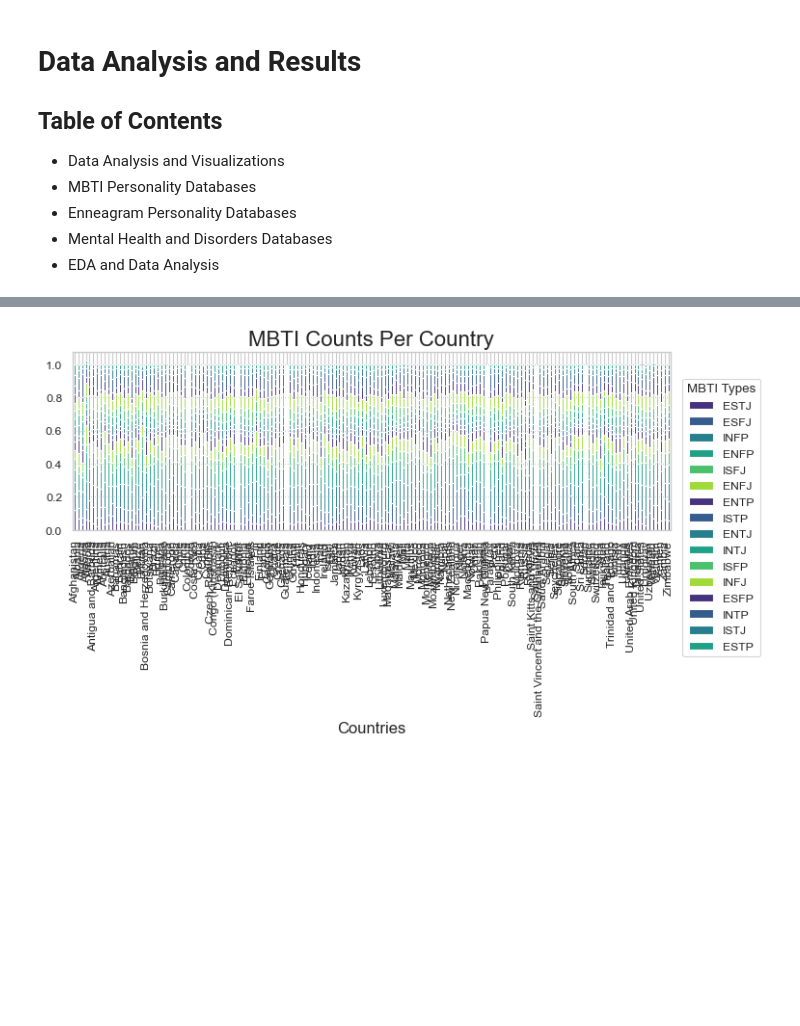
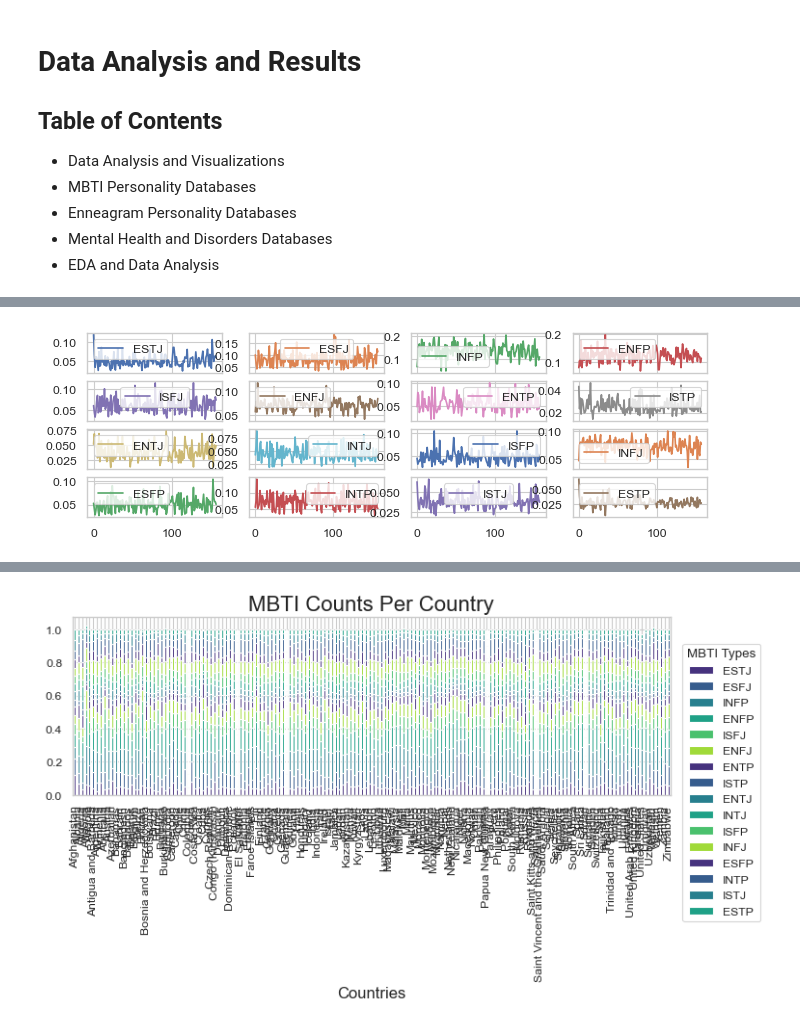
Before and after one commit to BellaIngenue/TypologyAndMentalHealth, a Jupyter notebook: SienaRivera-PersonalProject.ipynb, the cells around one changed output, grey strips where cells are left out. Cells and saved outputs as stored; diff of their text form; code cells hidden in the pictures; blank space fills up the shorter version.

```diff
--- a/SienaRivera-PersonalProject.ipynb
+++ b/SienaRivera-PersonalProject.ipynb
@@ -171,0 +166,26 @@ mbti_country_total.head(5)
+# %%
+#graphing total MBTI percentages
+mbti_total = mbti_country_total.drop(columns="Country", axis=1)
+#mbti_total = mbti_country_dropped.value_counts()
+#mbti_total = mbti_total.value_counts()
+plt.rcParams["figure.dpi"]=80
+sns.set(style="whitegrid", font_scale=2)
+sns.set(rc={'figure.figsize':(10,3)})
+
+sns.set(style="whitegrid")
+sns.color_palette('muted')
+#cols= list(mbti_total.columns[[0,15]])
+#ax = mbti_total.set_index((mbti_total.iloc[:, :], append=True)).plot(subplots=True, layout=(4,4))
+#ax = mbti_total.set_index(list(mbti_total.iloc[:, :15])).plot(subplots=True, layout=(4,4))
+ax = mbti_total.plot(subplots=True, layout=(4,4))
+#ax.text(x_label="Countries", y_label="Percentages", title="MBTI Types Percentages")
+#ax.set_ylabel("", fontsize = 15)
+#ax.set_xlabel("MBTI Types", fontsize=15)
+#ax.set_title("MBTI Percentages", fontsize=20)
+#ignorethis = ax.set_xticklabels(ax["MBTI Type"].unique().astype(str), rotation='vertical', fontsize=10)
+
+#ax.constrained_layout()
+
+#figure = ax.get_figure()
+# %% [output]
+[figure, added]
```
Also changed, not shown: parts of 9 cells of this notebook, 1 other file.
